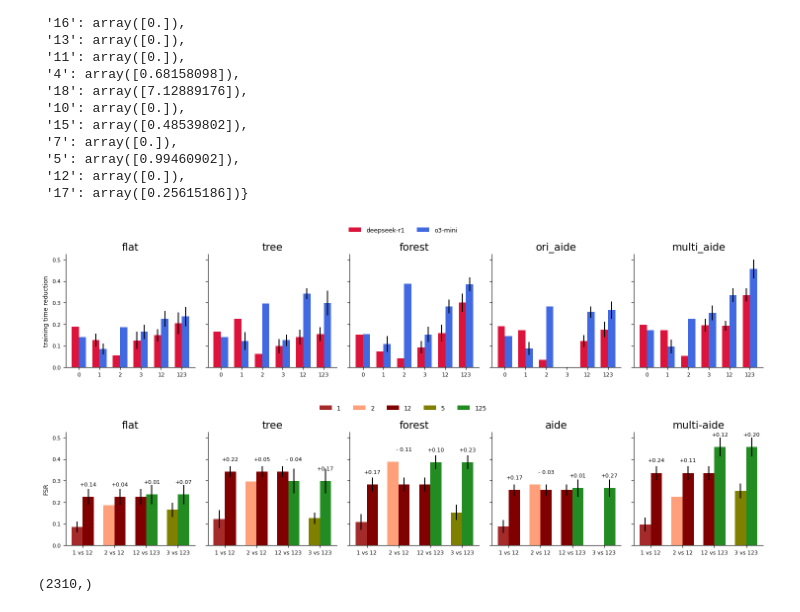
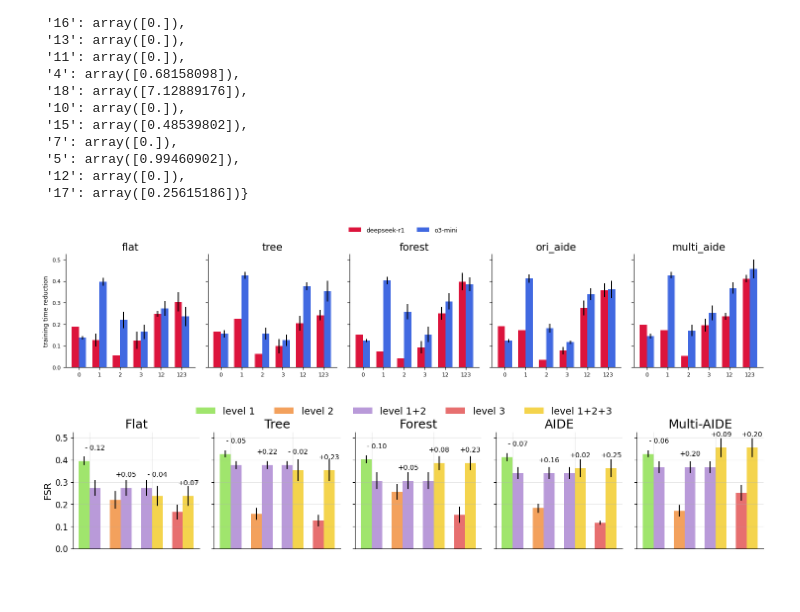
Before and after one commit to facebookresearch/llm-speedrunner, a Jupyter notebook: plot/plot-combined-hint-comparisons.ipynb, the cells around one changed output. Cells and saved outputs as stored; diff of their text form; code cells hidden in the pictures.

Commit message:
update plot may 13

```diff
--- a/plot/plot-combined-hint-comparisons.ipynb
+++ b/plot/plot-combined-hint-comparisons.ipynb
@@ -53,7 +53,7 @@ from parse_levels import filter_folder_info
 # with open('may8.cache', 'w') as f:
 #     json.dump(ori_results, f)
 # %%
-with open('/home/zhaobc/scientist/plot/may11.cache', 'r') as f:
+with open('/home/zhaobc/scientist/plot/may13.cache', 'r') as f:
     ori_results = json.load(f)
 # %%
 # z_folder_info = filter_folder_info(ori_results, [('levels', 'z')])
@@ -387,13 +347,14 @@ fig.legend(handles, labels, loc='upper center', ncol=2, fontsize=9, frameon=Fals
 fig.tight_layout(rect=[0, 0, 1, 1.05])
 plt.show()
 # %% [output]
-[figure, old version]
+[figure, new version]
 # %%
 # colors = ['magma', 'plasma']
 # colors = ['crimson', 'royalblue', 'gold', 'forestgreen', 'purple']
-earthy_colors = ['brown', 'lightsalmon', 'olive', 'maroon', 'forestgreen']
-color_mapping = {1: 'brown', 2: 'lightsalmon', 5: 'olive', 12: 'maroon', 125: 'forestgreen'}
-x_labels = ['1 vs 12', '2 vs 12', '12 vs 123', '3 vs 123']
+# earthy_colors = ['brown', 'lightsalmon', 'olive', 'maroon', 'forestgreen']
+colors = ['#A0E56D', '#F3A15D', '#E76F6F', '#B99AD9', '#F4D44D']
+color_mapping = {1: colors[0], 2: colors[1], 5: colors[2], 12: colors[3], 125: colors[4]}
+x_labels = ['1 vs 1+2', '2 vs 1+2', '1+2 vs 1+2+3', '3 vs 1+2+3']
 x_values = np.arange(len(x_labels))
 fig, axes = plt.subplots(1, 5, figsize=(15, 3), sharey=True)
 w = 0.35
@@ -416,7 +377,7 @@ for idx, search_algo in enumerate(['flat', 'tree', 'forest', 'ori_aide', 'multi_
         if len(z) == 2:
             diff = z[1] - z[0]
             sign = '+' if diff > 0 else '- '
-            axes[idx].text(x_values[0] - w/2 + i * w, max(z) + 0.05, f'{sign}{abs(diff):.2f}', ha='center', fontsize=8)
+            axes[idx].text(x_values[0] - w/2 + i * w, max(z) + 0.05, f'{sign}{abs(diff):.2f}', ha='center', fontsize=10)
 
     z = []
     for i, level in enumerate([2, 12]):
@@ -435,7 +396,7 @@ for idx, search_algo in enumerate(['flat', 'tree', 'forest', 'ori_aide', 'multi_
         if len(z) == 2:
             diff = z[1] - z[0]
             sign = '+' if diff > 0 else '- '
-            axes[idx].text(x_values[1] - w/2 + i * w, max(z) + 0.05, f'{sign}{abs(diff):.2f}', ha='center', fontsize=8)
+            axes[idx].text(x_values[1] - w/2 + i * w, max(z) + 0.05, f'{sign}{abs(diff):.2f}', ha='center', fontsize=10)
 
     z = []
     for i, level in enumerate([12, 125]):
@@ -454,47 +415,52 @@ for idx, search_algo in enumerate(['flat', 'tree', 'forest', 'ori_aide', 'multi_
         if len(z) == 2:
             diff = z[1] - z[0]
             sign = '+' if diff > 0 else '- '
-            axes[idx].text(x_values[2] - w/2 + i * w, max(z) + 0.05, f'{sign}{abs(diff):.2f}', ha='center', fontsize=8)
+            axes[idx].text(x_values[2] - w/2 + i * w, max(z) + 0.05, f'{sign}{abs(diff):.2f}', ha='center', fontsize=10)
 
     z = []
     for i, level in enumerate([5, 125]):
         y = []
         err = []
         key = f'{search_algo}_{level}_o3-mini'
         if key in results_by_config:
             y.append(results_by_config[key]['means'])
             z.append(results_by_config[key]['means'])
             err.append(results_by_config[key]['std'])
         else:
             y.append(0)
             z.append(0)
             err.append(0)
         axes[idx].bar(x_values[3:4] - w/2 + i * w, y, width=w, color=color_mapping[level], label=level if idx == 0 else "", yerr=err)
         if len(z) == 2:
             diff = z[1] - z[0]
             sign = '+' if diff > 0 else '- '
-            axes[idx].text(x_values[3] - w/2 + i * w, max(z) + 0.05, f'{sign}{abs(diff):.2f}', ha='center', fontsize=8)
+            axes[idx].text(x_values[3] - w/2 + i * w, max(z) + 0.05, f'{sign}{abs(diff):.2f}', ha='center', fontsize=10)
 
-    if search_algo == 'ori_aide':
-        search_algo = 'aide'
-    elif search_algo == 'multi_aide':
-        search_algo = 'multi-aide'
-    axes[idx].set_title(search_algo, fontsize=15)
-    axes[idx].set_xticks(x_values)
-    axes[idx].set_xticklabels(x_labels, fontsize=8)
-    axes[idx].tick_params(axis='y', labelsize=8)
+    search_algo_mapping = {
+        'flat': 'Flat',
+        'tree': 'Tree',
+        'forest': 'Forest',
+        'ori_aide': 'AIDE',
+        'multi_aide': 'Multi-AIDE'
+    }
+    axes[idx].set_title(search_algo_mapping[search_algo], fontsize=18)
+    axes[idx].tick_params(axis='x', length=0)
+    axes[idx].set_xticklabels([])
+    axes[idx].tick_params(axis='y', labelsize=12)
     axes[idx].spines['top'].set_visible(False)
     axes[idx].spines['right'].set_visible(False)
+    axes[idx].grid(True, alpha=0.3)
     if idx == 0:
-        axes[idx].set_ylabel('FSR', fontsize=9)
+        axes[idx].set_ylabel('FSR', fontsize=14)
 
 # shared legend above all plots
 handles, labels = axes[0].get_legend_handles_labels()
 handles = [h for i, h in enumerate(handles) if i not in [1, 4, 5]]
-labels = [l for i, l in enumerate(labels) if i not in [1, 4, 5]]
-fig.legend(handles, labels, loc='upper center', ncol=5, fontsize=9, frameon=False, bbox_to_anchor=(0.5, 1.12))
+# labels = [l for i, l in enumerate(labels) if i not in [1, 4, 5]]
+labels = ['level 1', 'level 2', 'level 1+2', 'level 3', 'level 1+2+3']
+fig.legend(handles, labels, loc='upper center', ncol=5, fontsize=14, frameon=False, bbox_to_anchor=(0.5, 1.12))
 
 fig.tight_layout(rect=[0, 0, 1, 1.05])
-plt.show()
+plt.savefig('figures/comp_hint_fsr.pdf', dpi=200, bbox_inches='tight')
 # %% [output]
-[figure, old version]
+[figure, new version]
@@ -508,4 +466,0 @@ o3_codes_dist = pd.concat([r1_codes_dist, o3_codes_dist])
-# %%
-o3_codes_dist['run_id'].unique().shape
-# %% [output]
-(2310,)
```
Also changed, not shown: parts of 35 cells of this notebook, 2 other files.
